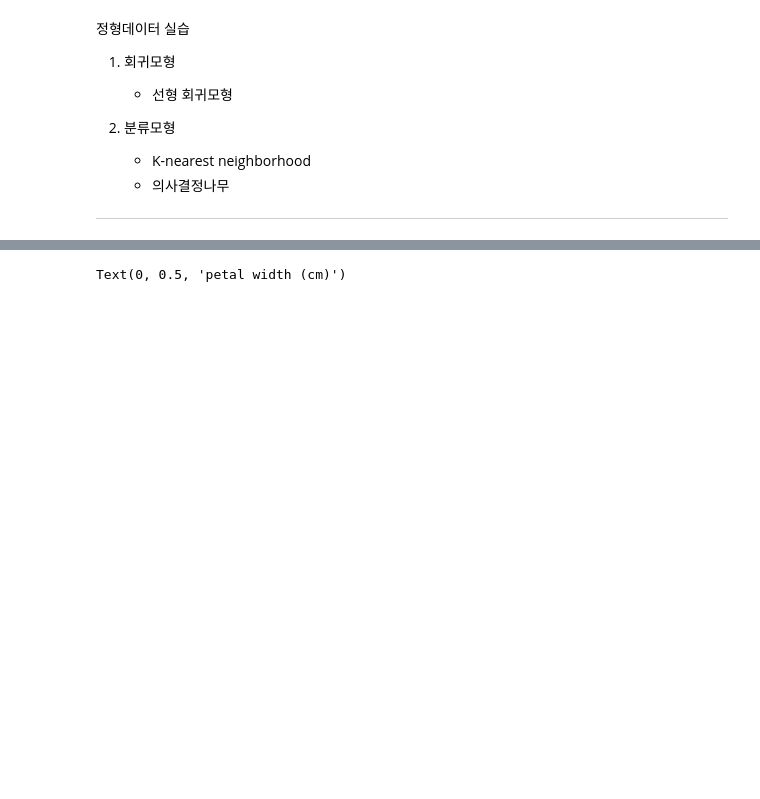
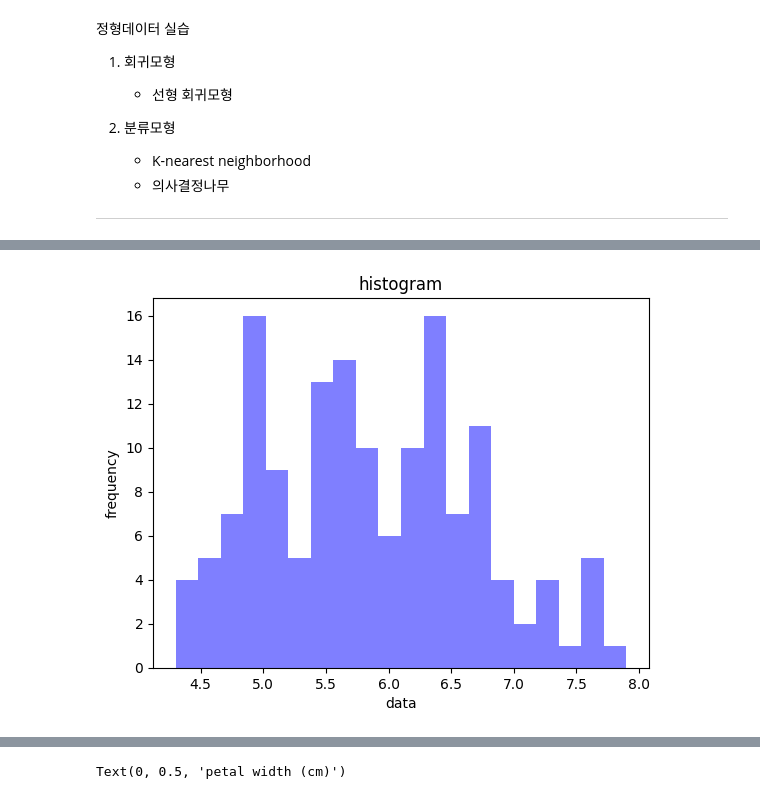
Before and after one commit to jiieunshin/high-univ, a Jupyter notebook: python/ML.ipynb, the cells around one changed output, grey strips where cells are left out. Cells and saved outputs as stored; diff of their text form; code cells hidden in the pictures; blank space fills up the shorter version.

```diff
--- a/python/ML.ipynb
+++ b/python/ML.ipynb
@@ -42,0 +64,11 @@ LinearRegression()
+# %%
+# 히스토그램 그리기
+plt.hist(iris.data[:,0], bins=20, color='blue', alpha=0.5)
+plt.xlabel('data')
+plt.ylabel('frequency')
+plt.title('histogram')
+
+# 그래프 보이기
+plt.show()
+# %% [output]
+[figure, added]
```
Also changed, not shown: parts of 15 cells of this notebook.
